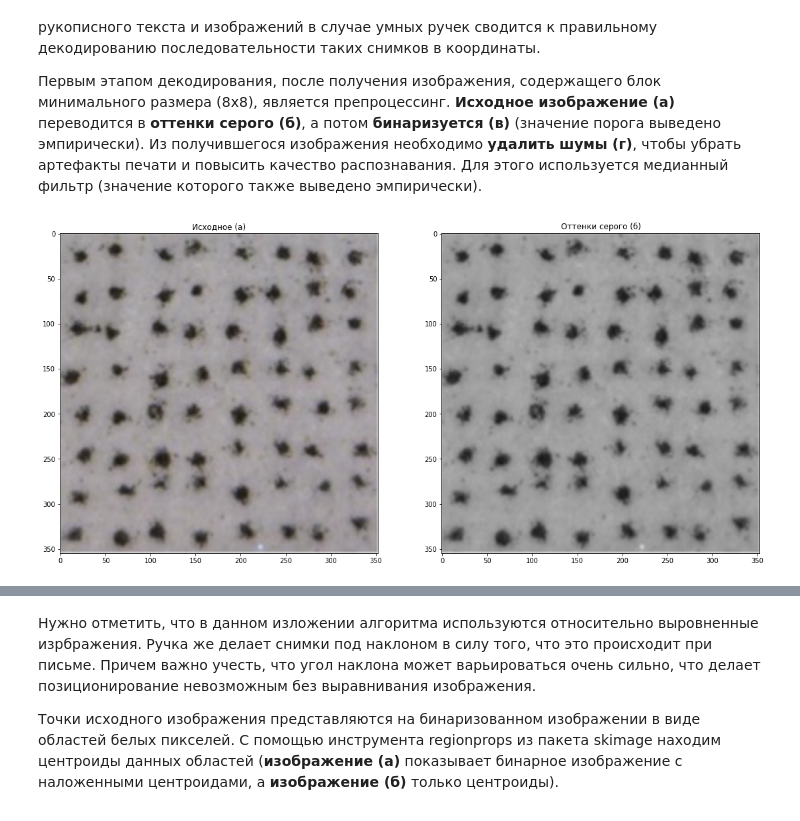
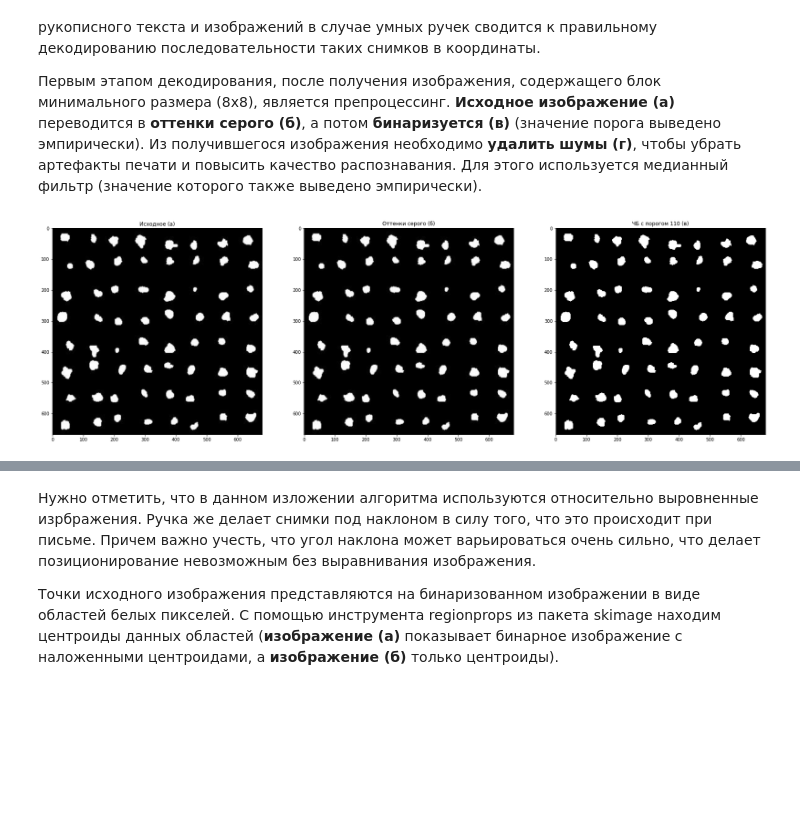
Before and after one commit to mor1ins/diploma_material, a Jupyter notebook: Decoder.ipynb, the cells around one changed output, grey strips where cells are left out. Saved outputs shown, nothing was run; the diff lists cells and outputs as text; code cells hidden in the pictures; blank space fills up the shorter version.

```diff
--- a/Decoder.ipynb
+++ b/Decoder.ipynb
@@ -31,7 +31,7 @@ def binarize_image(image, threshold):
     image = np.array(image)
     for raw in image:
         for column in raw:
-            column[0] = 255 if column[0] < threshold else 0
+            column[0] = 0 if column[0] < threshold else 255
     return Image.fromarray(image)
 
 
@@ -54,7 +54,7 @@ def points_to_image(image, points):
 current_directory = Path.cwd()
 
 # path to access our image
-image_path = current_directory.joinpath('img/unprepared_image.png')
+image_path = current_directory.joinpath('2020-04-08_22-00-09.jpg')
 
 # print(f'Current directory: {current_directory}')
 # print(f'Image path: {image_path}')
@@ -83,10 +83,15 @@ image_grayscale = raw_image.convert(mode='LA')
 артефакты печати и повысить качество распознавания. Для этого используется медианный
 фильтр (значение которого также выведено эмпирически).
 # %%
-plt.rcParams["figure.figsize"] = (12, 9) # (w, h)
+# plt.rcParams["figure.figsize"] = (12, 9) # (w, h)
+
+threshold_for_bw = 110
+black_white_image = binarize_image(image_grayscale, threshold=threshold_for_bw)
+
 plot_images([
     (raw_image, 'Исходное (а)'),
-    (image_grayscale, 'Оттенки серого (б)')
+    (image_grayscale, 'Оттенки серого (б)'),
+    (black_white_image, f'ЧБ с порогом {threshold_for_bw} (в)'),
 ])
 # %% [output]
-[figure, old version]
+[figure, new version]
```
Also changed, not shown: parts of 19 cells of this notebook, 5 other files.
